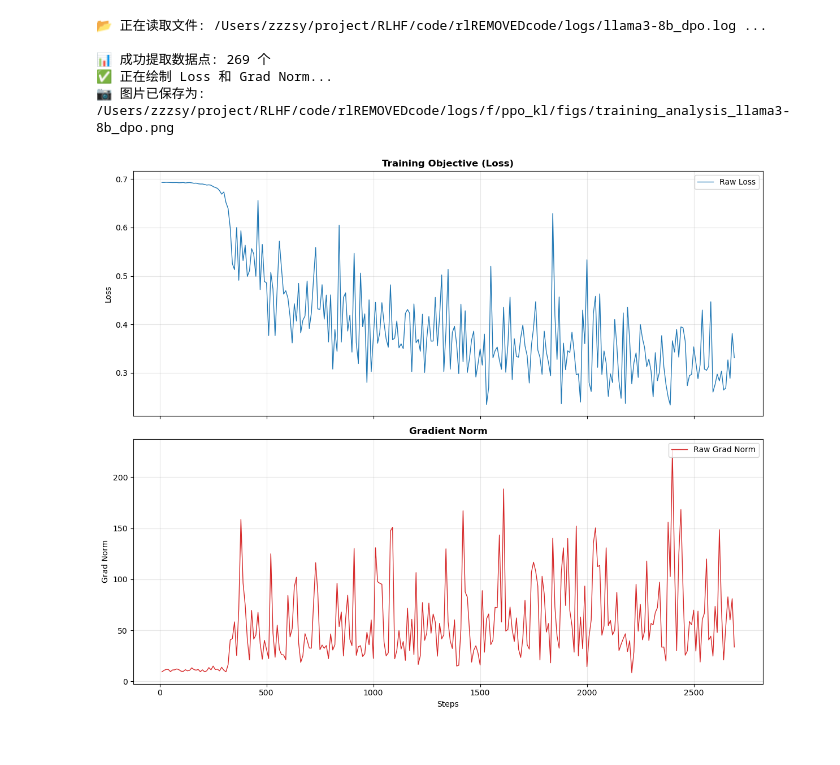
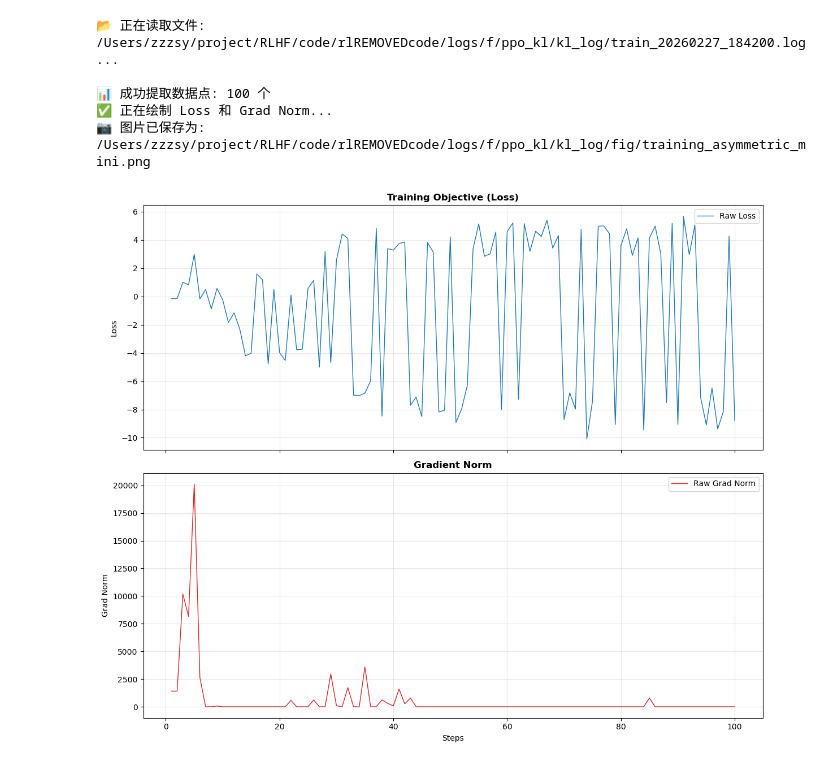
Before and after one commit to zmisource/RLHF_code, a Jupyter notebook: code/plot_loss.ipynb, the cells around one changed output. Cells and saved outputs as stored; diff of their text form; code cells hidden in the pictures.

```diff
--- a/code/plot_loss.ipynb
+++ b/code/plot_loss.ipynb
@@ -11,7 +11,7 @@ import matplotlib.pyplot as plt
 import os
 
 # ================= 配置区域 =================
-LOG_FILE_PATH = '/Users/zzzsy/project/RLHF/code/rlREMOVEDcode/logs/f/ppo_kl/llama3-8b_advan_1e-6_kl_0.1_no_clip_4096.log'
+LOG_FILE_PATH = '/Users/zzzsy/project/RLHF/code/rlREMOVEDcode/logs/f/ppo_kl/train_20260203_100017.log'
 # ===========================================
 
 def parse_log_with_ratio(filepath):
@@ -76,7 +76,7 @@ if len(steps) > 0:
     ax1.plot(steps, losses, color='#1f77b4', linewidth=1, label='Raw Loss')
     ax1.set_title('Training Objective (Loss)', fontweight='bold')
     ax1.set_ylabel('Loss')
-    ax1.set_ylim(-1, 1)
+    # ax1.set_ylim(-1, 1)
     ax1.grid(True, alpha=0.3)
     ax1.legend(loc='upper right')
 
@@ -84,7 +84,7 @@ if len(steps) > 0:
     ax2.plot(steps, grad_norms, color='#d62728', linewidth=1, label='Raw Grad Norm')
     ax2.set_title('Gradient Norm', fontweight='bold')
     ax2.set_ylabel('Grad Norm')
-    ax2.set_ylim(0, 5000)
+    # ax2.set_ylim(0, 5000)
     ax2.grid(True, alpha=0.3)
     ax2.legend(loc='upper right')
 
@@ -92,14 +92,14 @@ if len(steps) > 0:
     ax3.plot(steps, ratios, color='green', linewidth=1, label='Raw Ratio')
     ax3.set_title('Ratio', fontweight='bold')
     ax3.set_ylabel('Ratio Value')
-    ax3.set_ylim(0, 100)
+    # ax3.set_ylim(0, 100)
     ax3.set_xlabel('Steps') # 只在最底部的图显示 x 轴标签
     ax3.grid(True, alpha=0.3)
     ax3.legend(loc='upper right')
 
     plt.tight_layout()
 
-    save_path = '/Users/zzzsy/project/RLHF/code/rlREMOVEDcode/logs/f/ppo_kl/figs/training_analysis_llama3-8b_advan_1e-6_kl_0.1_no_clip_4096.png'
+    save_path = '/Users/zzzsy/project/RLHF/code/rlREMOVEDcode/logs/f/ppo_kl/figs/training_analysis_llama3-8b_advan_1e-6_Symmetric_2048.png'
     plt.savefig(save_path, dpi=300)
     print(f"📷 图片已保存为: {save_path}")
     plt.show()
@@ -119,8 +119,8 @@ import matplotlib.pyplot as plt
 import os
 
 # ================= 配置区域 =================
-LOG_FILE_PATH = '/Users/zzzsy/project/RLHF/code/rlREMOVEDcode/logs/llama3-8b_dpo.log'
-SAVE_FIG_PATH = '/Users/zzzsy/project/RLHF/code/rlREMOVEDcode/logs/f/ppo_kl/figs/training_analysis_llama3-8b_dpo.png'
+LOG_FILE_PATH = '/Users/zzzsy/project/RLHF/code/rlREMOVEDcode/logs/f/ppo_kl/kl_log/train_20260227_184200.log'
+SAVE_FIG_PATH = '/Users/zzzsy/project/RLHF/code/rlREMOVEDcode/logs/f/ppo_kl/kl_log/fig/training_asymmetric_mini.png'
 # ===========================================
 
 def parse_log(filepath):
@@ -180,35 +180,35 @@ if len(steps) > 0:
     ax1.plot(steps, losses, color='#1f77b4', linewidth=1, label='Raw Loss')
     ax1.set_title('Training Objective (Loss)', fontweight='bold')
     ax1.set_ylabel('Loss')
-    # ax1.set_ylim(-1, 1) # 根据需要调整
+    # ax1.set_ylim(-1, 100) # 根据需要调整
     ax1.grid(True, alpha=0.3)
     ax1.legend(loc='upper right')
 
     # --- 2. Grad Norm ---
     ax2.plot(steps, grad_norms, color='#d62728', linewidth=1, label='Raw Grad Norm')
     ax2.set_title('Gradient Norm', fontweight='bold')
     ax2.set_ylabel('Grad Norm')
     # ax2.set_ylim(0, 5000) # 根据需要调整
     ax2.grid(True, alpha=0.3)
     ax2.legend(loc='upper right')
 
     # 2. 修改：将 X 轴标签设置在 ax2 上
     ax2.set_xlabel('Steps')
 
     plt.tight_layout()
 
     # 确保保存目录存在
     os.makedirs(os.path.dirname(SAVE_FIG_PATH), exist_ok=True)
 
     plt.savefig(SAVE_FIG_PATH, dpi=300)
     print(f"📷 图片已保存为: {SAVE_FIG_PATH}")
     plt.show()
 else:
     print("❌ 未提取到数据。")
 # %% [output]
-📂 正在读取文件: /Users/zzzsy/project/RLHF/code/rlREMOVEDcode/logs/llama3-8b_dpo.log ...
+📂 正在读取文件: /Users/zzzsy/project/RLHF/code/rlREMOVEDcode/logs/f/ppo_kl/kl_log/train_20260227_184200.log ...
 
-📊 成功提取数据点: 269 个
+📊 成功提取数据点: 100 个
 ✅ 正在绘制 Loss 和 Grad Norm...
-📷 图片已保存为: /Users/zzzsy/project/RLHF/code/rlREMOVEDcode/logs/f/ppo_kl/figs/training_analysis_llama3-8b_dpo.png
+📷 图片已保存为: /Users/zzzsy/project/RLHF/code/rlREMOVEDcode/logs/f/ppo_kl/kl_log/fig/training_asymmetric_mini.png
-[figure, old version]
+[figure, new version]
```
Also changed, not shown: parts of 1 cell of this notebook, 55 other files.
